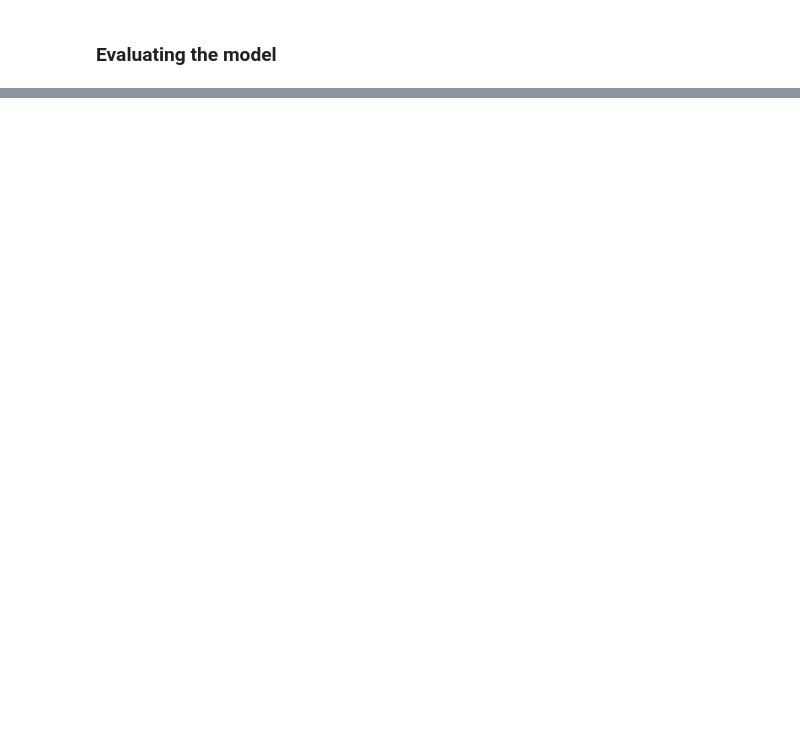
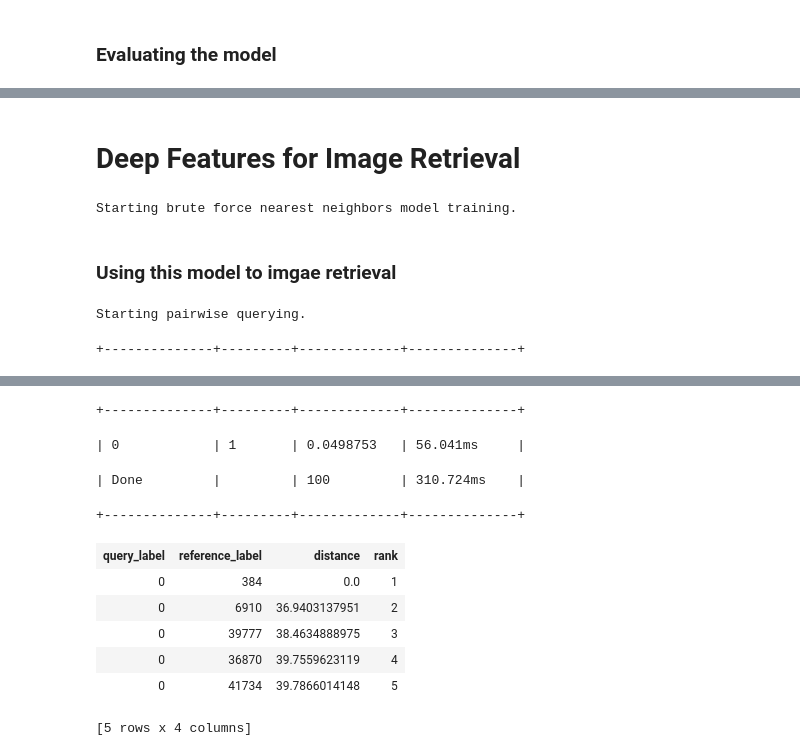
Before and after one commit to atulsingh0/MachineLearning, a Jupyter notebook: ML_UoW/Course00_MLFoundation/06_Deep_Learning.ipynb, the cells around one changed output, grey strips where cells are left out. Saved outputs shown, nothing was run; the diff lists cells and outputs as text; code cells hidden in the pictures; blank space fills up the shorter version.

```diff
--- a/ML_UoW/Course00_MLFoundation/06_Deep_Learning.ipynb
+++ b/ML_UoW/Course00_MLFoundation/06_Deep_Learning.ipynb
@@ -74,0 +152,10 @@ raw_pixel_model.evaluate(image_test)
+# %% [markdown]
+# Deep Features for Image Retrieval
+# %%
+ knn_model = gl.nearest_neighbors.create(image_train,
+                                                  features=['deep_features'],
+                                                  label='id')
+# %% [output]
+Starting brute force nearest neighbors model training.
+# %% [markdown]
+### Using this model to imgae retrieval
@@ -74,0 +165,5 @@ raw_pixel_model.evaluate(image_test)
+# %%
+knn_model.query(cat)
+# %% [output]
+Starting pairwise querying.
++--------------+---------+-------------+--------------+
@@ -74,0 +171,11 @@ raw_pixel_model.evaluate(image_test)
++--------------+---------+-------------+--------------+
+| 0            | 1       | 0.0498753   | 56.041ms     |
+| Done         |         | 100         | 310.724ms    |
++--------------+---------+-------------+--------------+
+| query_label | reference_label | distance | rank |
+| 0 | 384 | 0.0 | 1 |
+| 0 | 6910 | 36.9403137951 | 2 |
+| 0 | 39777 | 38.4634888975 | 3 |
+| 0 | 36870 | 39.7559623119 | 4 |
+| 0 | 41734 | 39.7866014148 | 5 |
+[5 rows x 4 columns]
```
Also changed, not shown: parts of 38 cells of this notebook, 1 other file.
